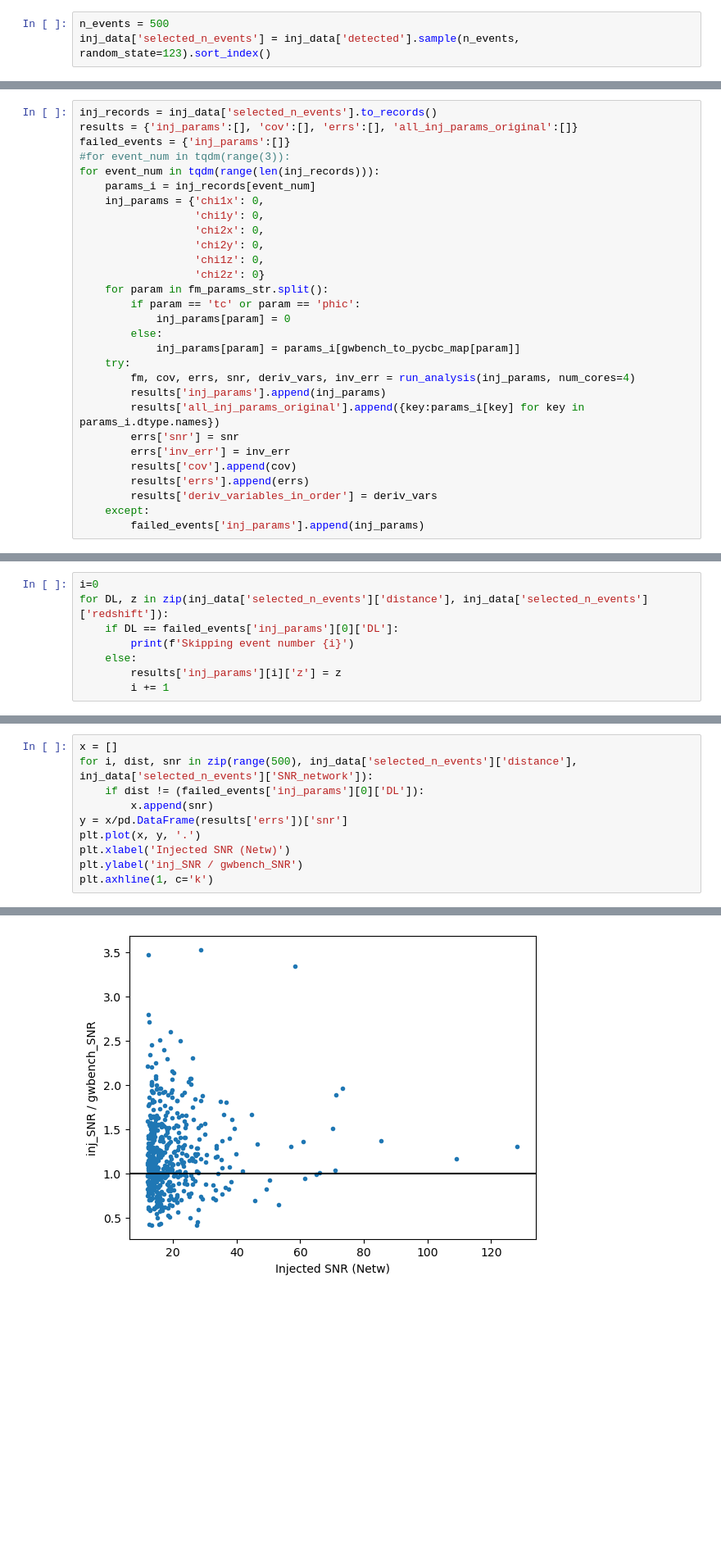
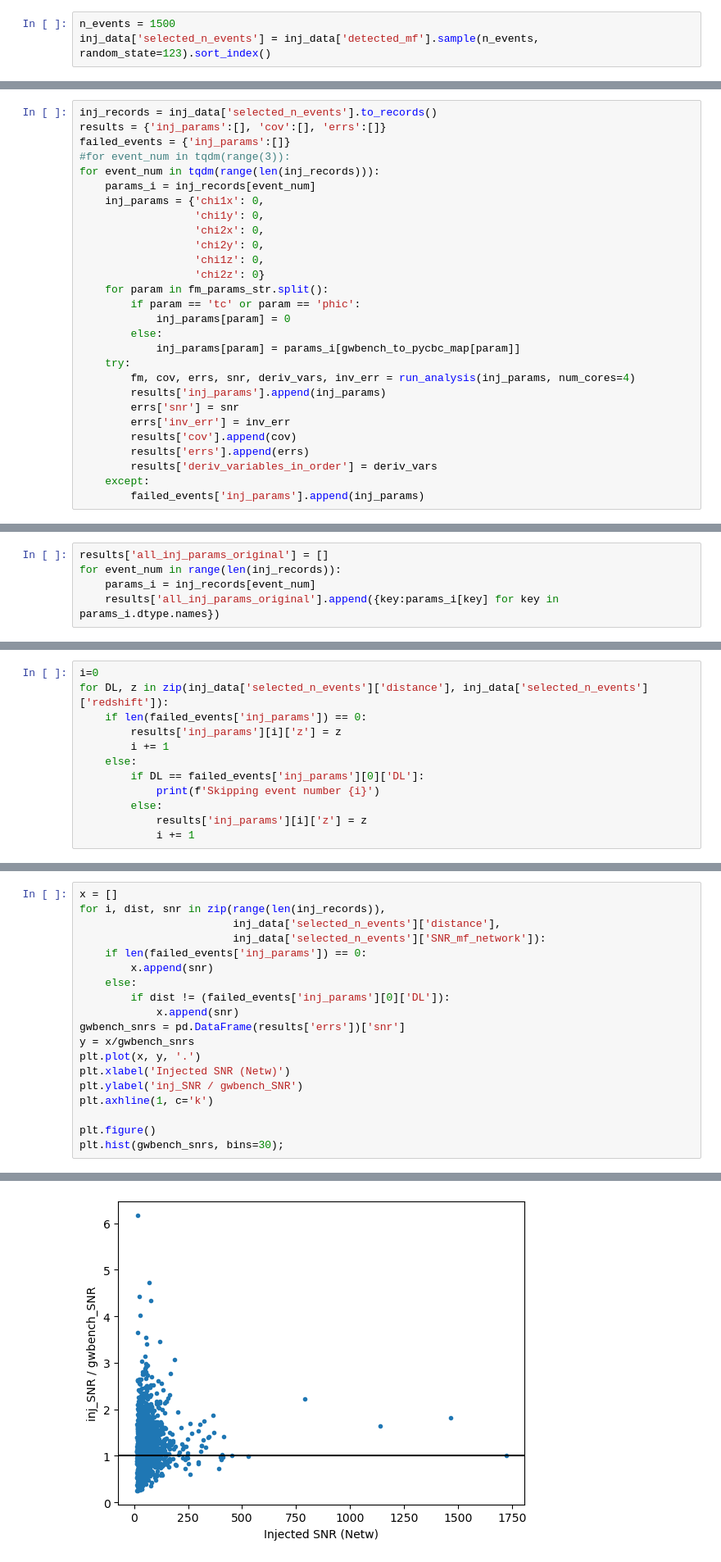
Before and after one commit to divyajyoti09/next_gen_detect, a Jupyter notebook: A-sharp_z_peak_mapping/gwbench_err_calc.ipynb, the cells around one changed output, grey strips where cells are left out. Shown at 82% size. Drawn from its saved outputs; the diff is of its cells as text; blank space fills up the shorter version.

```diff
--- a/A-sharp_z_peak_mapping/gwbench_err_calc.ipynb
+++ b/A-sharp_z_peak_mapping/gwbench_err_calc.ipynb
@@ -70,4 +138,4 @@ inj_data['detected'] = get_detected_SNRs(inj_data['Optimal_SNR'], method='two-de
 # %%
-n_events = 500
-inj_data['selected_n_events'] = inj_data['detected'].sample(n_events, random_state=123).sort_index()
+n_events = 1500
+inj_data['selected_n_events'] = inj_data['detected_mf'].sample(n_events, random_state=123).sort_index()
 # %%
@@ -138,7 +214,7 @@ gwbench_to_pycbc_map = {
 }
 # %%
 inj_records = inj_data['selected_n_events'].to_records()
-results = {'inj_params':[], 'cov':[], 'errs':[], 'all_inj_params_original':[]}
+results = {'inj_params':[], 'cov':[], 'errs':[]}
 failed_events = {'inj_params':[]}
 #for event_num in tqdm(range(3)):
 for event_num in tqdm(range(len(inj_records))):
@@ -157,7 +233,6 @@ for event_num in tqdm(range(len(inj_records))):
     try:
         fm, cov, errs, snr, deriv_vars, inv_err = run_analysis(inj_params, num_cores=4)
         results['inj_params'].append(inj_params)
-        results['all_inj_params_original'].append({key:params_i[key] for key in params_i.dtype.names})
         errs['snr'] = snr
         errs['inv_err'] = inv_err
         results['cov'].append(cov)
@@ -179,3 +243,8 @@ XLAL Error - XLALSimInspiralChooseFDWaveformSequence (/home/conda/feedstock_root
+# %%
+results['all_inj_params_original'] = []
+for event_num in range(len(inj_records)):
+    params_i = inj_records[event_num]
+    results['all_inj_params_original'].append({key:params_i[key] for key in params_i.dtype.names})
 # %% [markdown]
 ### Check if cov matrices are positive-definite
 # %%
@@ -195,8 +264,12 @@ failed
 # %%
 i=0
 for DL, z in zip(inj_data['selected_n_events']['distance'], inj_data['selected_n_events']['redshift']):
-    if DL == failed_events['inj_params'][0]['DL']:
-        print(f'Skipping event number {i}')
-    else:
+    if len(failed_events['inj_params']) == 0:
         results['inj_params'][i]['z'] = z
         i += 1
+    else:
+        if DL == failed_events['inj_params'][0]['DL']:
+            print(f'Skipping event number {i}')
+        else:
+            results['inj_params'][i]['z'] = z
+            i += 1
@@ -229,11 +286,20 @@ failed_events
 # %%
 x = []
-for i, dist, snr in zip(range(500), inj_data['selected_n_events']['distance'], inj_data['selected_n_events']['SNR_network']):
-    if dist != (failed_events['inj_params'][0]['DL']):
+for i, dist, snr in zip(range(len(inj_records)),
+                        inj_data['selected_n_events']['distance'],
+                        inj_data['selected_n_events']['SNR_mf_network']):
+    if len(failed_events['inj_params']) == 0:
         x.append(snr)
-y = x/pd.DataFrame(results['errs'])['snr']
+    else:
+        if dist != (failed_events['inj_params'][0]['DL']):
+            x.append(snr)
+gwbench_snrs = pd.DataFrame(results['errs'])['snr']
+y = x/gwbench_snrs
 plt.plot(x, y, '.')
 plt.xlabel('Injected SNR (Netw)')
 plt.ylabel('inj_SNR / gwbench_SNR')
 plt.axhline(1, c='k')
+
+plt.figure()
+plt.hist(gwbench_snrs, bins=30);
 # %% [output]
@@ -241 +306 @@ plt.axhline(1, c='k')
-[figure, old version]
+[figure, new version]
```
Also changed, not shown: parts of 20 cells of this notebook, 10 other files.
